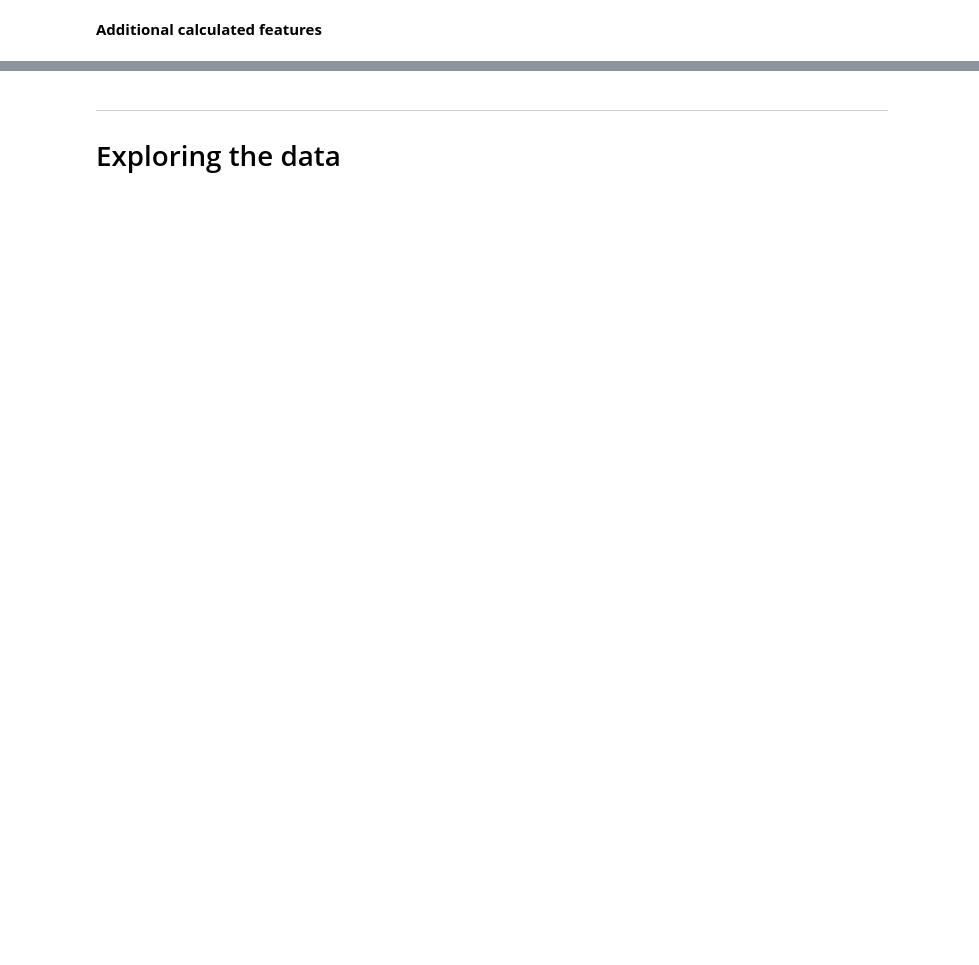
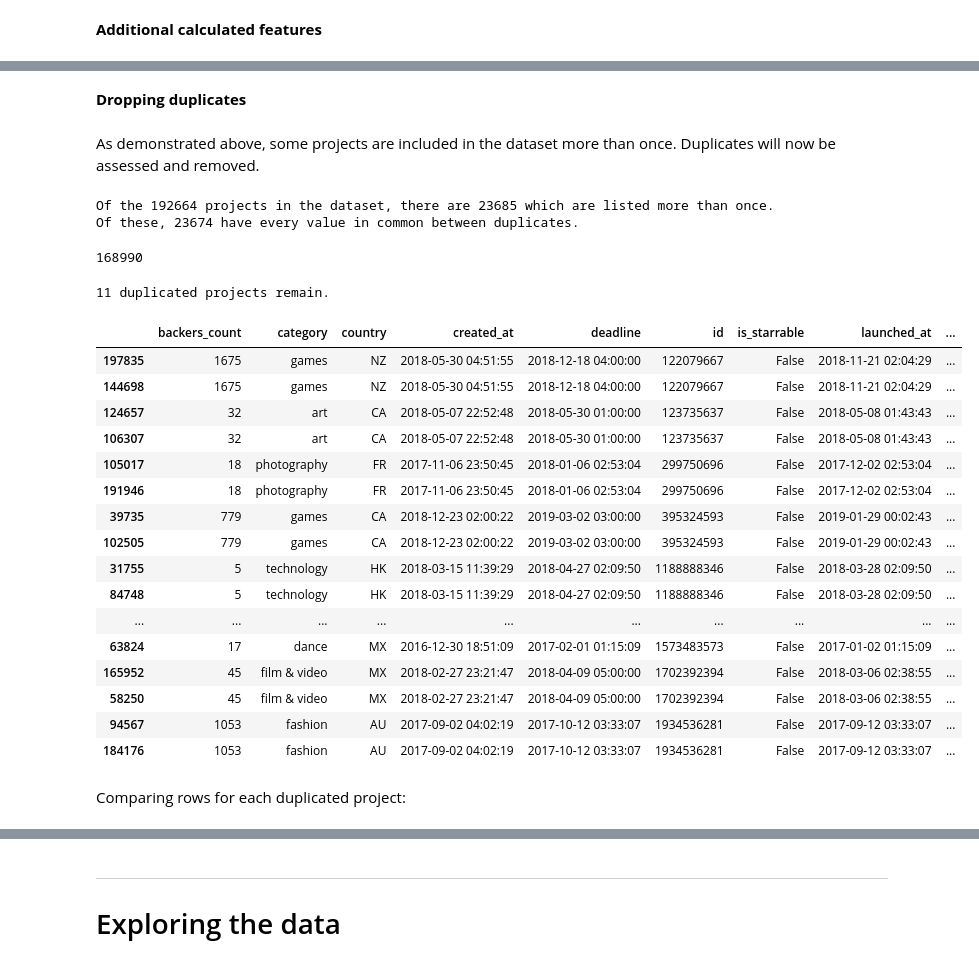
Before and after one commit to L-Lewis/Kickstarter-success-machine-learning, a Jupyter notebook: student.ipynb, the cells around one changed output, grey strips where cells are left out. Saved outputs shown, nothing was run; the diff lists cells and outputs as text; code cells hidden in the pictures; blank space fills up the shorter version.

```diff
--- a/student.ipynb
+++ b/student.ipynb
@@ -262,0 +245,29 @@ df.head()
+# %%
+# Time between creating and launching a project
+df['creation_to_launch_days'] = df['launched_at'] - df['created_at']
+df['creation_to_launch_days'] = df['creation_to_launch_days'].dt.round('d').dt.days # Rounding to nearest days, then showing as number only
+# Or could show as number of hours:
+# df['creation_to_launch_hours'] = df['launched_at'] - df['created_at']
+# df['creation_to_launch_hours'] = df['creation_to_launch_hours'].dt.round('h') / np.timedelta64(1, 'h')
+
+# Campaign length
+df['campaign_days'] = df['deadline'] - df['launched_at']
+df['campaign_days'] = df['campaign_days'].dt.round('d').dt.days # Rounding to nearest days, then showing as number only
+
+# Launch day of week
+df['launch_day'] = df['launched_at'].dt.weekday_name
+
+# Deadline day of week
+df['deadline_day'] = df['deadline'].dt.weekday_name
+
+# Launch month
+df['launch_month'] = df['launched_at'].dt.month_name()
+
+# Deadline month
+df['deadline_month'] = df['deadline'].dt.month_name()
+
+# Launch time
+df['launch_time'] = df['launched_at'].dt.round('h').dt.hour
+
+# Deadline time
+df['deadline_time'] = df['deadline'].dt.round('h').dt.hour
@@ -262,0 +326,3 @@ df.head()
+# %%
+# Replacing null values for blurb_length with 0
+df.blurb_length.fillna(0, inplace=True)
@@ -262,0 +348,3 @@ df.head()
+# %%
+# Dropping projects which are not successes or failures
+df = df[df['state'].isin(['successful', 'failed'])]
@@ -262,0 +356,44 @@ df.head()
+# %% [markdown]
+**Dropping duplicates**
+# %% [markdown]
+As demonstrated above, some projects are included in the dataset more than once. Duplicates will now be assessed and removed.
+# %%
+# Checking for duplicates of individual projects, and sorting by id
+duplicates = df[df.duplicated(subset='id')]
+print(f"Of the {len(df)} projects in the dataset, there are {len(df[df.duplicated(subset='id')])} which are listed more than once.")
+print(f"Of these, {len(df[df.duplicated()])} have every value in common between duplicates.")
+# %% [output]
+Of the 192664 projects in the dataset, there are 23685 which are listed more than once.
+Of these, 23674 have every value in common between duplicates.
+# %%
+# Dropping duplicates which have every value in common
+df.drop_duplicates(inplace=True)
+# %%
+len(df)
+# %% [output]
+168990
+# %%
+print(len(df[df.duplicated(subset='id')]), "duplicated projects remain.")
+duplicated = df[df.duplicated(subset='id', keep=False)].sort_values(by='id')
+duplicated
+# %% [output]
+11 duplicated projects remain.
+|  | backers_count | category | country | created_at | deadline | id | is_starrable | launched_at | ... |
+| 197835 | 1675 | games | NZ | 2018-05-30 04:51:55 | 2018-12-18 04:00:00 | 122079667 | False | 2018-11-21 02:04:29 | ... |
+| 144698 | 1675 | games | NZ | 2018-05-30 04:51:55 | 2018-12-18 04:00:00 | 122079667 | False | 2018-11-21 02:04:29 | ... |
+| 124657 | 32 | art | CA | 2018-05-07 22:52:48 | 2018-05-30 01:00:00 | 123735637 | False | 2018-05-08 01:43:43 | ... |
+| 106307 | 32 | art | CA | 2018-05-07 22:52:48 | 2018-05-30 01:00:00 | 123735637 | False | 2018-05-08 01:43:43 | ... |
+| 105017 | 18 | photography | FR | 2017-11-06 23:50:45 | 2018-01-06 02:53:04 | 299750696 | False | 2017-12-02 02:53:04 | ... |
+| 191946 | 18 | photography | FR | 2017-11-06 23:50:45 | 2018-01-06 02:53:04 | 299750696 | False | 2017-12-02 02:53:04 | ... |
+| 39735 | 779 | games | CA | 2018-12-23 02:00:22 | 2019-03-02 03:00:00 | 395324593 | False | 2019-01-29 00:02:43 | ... |
+| 102505 | 779 | games | CA | 2018-12-23 02:00:22 | 2019-03-02 03:00:00 | 395324593 | False | 2019-01-29 00:02:43 | ... |
+| 31755 | 5 | technology | HK | 2018-03-15 11:39:29 | 2018-04-27 02:09:50 | 1188888346 | False | 2018-03-28 02:09:50 | ... |
+| 84748 | 5 | technology | HK | 2018-03-15 11:39:29 | 2018-04-27 02:09:50 | 1188888346 | False | 2018-03-28 02:09:50 | ... |
+| ... | ... | ... | ... | ... | ... | ... | ... | ... | ... |
+| 63824 | 17 | dance | MX | 2016-12-30 18:51:09 | 2017-02-01 01:15:09 | 1573483573 | False | 2017-01-02 01:15:09 | ... |
+| 165952 | 45 | film & video | MX | 2018-02-27 23:21:47 | 2018-04-09 05:00:00 | 1702392394 | False | 2018-03-06 02:38:55 | ... |
+| 58250 | 45 | film & video | MX | 2018-02-27 23:21:47 | 2018-04-09 05:00:00 | 1702392394 | False | 2018-03-06 02:38:55 | ... |
+| 94567 | 1053 | fashion | AU | 2017-09-02 04:02:19 | 2017-10-12 03:33:07 | 1934536281 | False | 2017-09-12 03:33:07 | ... |
+| 184176 | 1053 | fashion | AU | 2017-09-02 04:02:19 | 2017-10-12 03:33:07 | 1934536281 | False | 2017-09-12 03:33:07 | ... |
+# %% [markdown]
+Comparing rows for each duplicated project:
```
Also changed, not shown: parts of 51 cells of this notebook.
